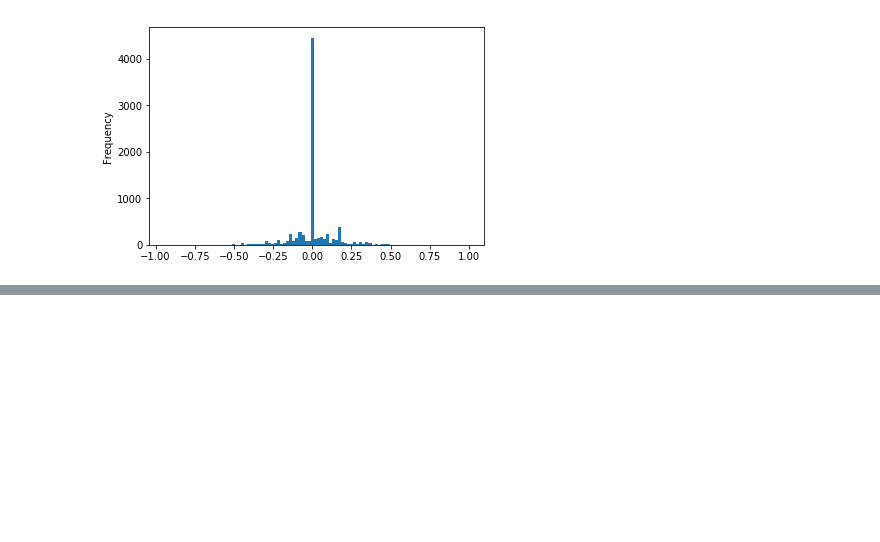
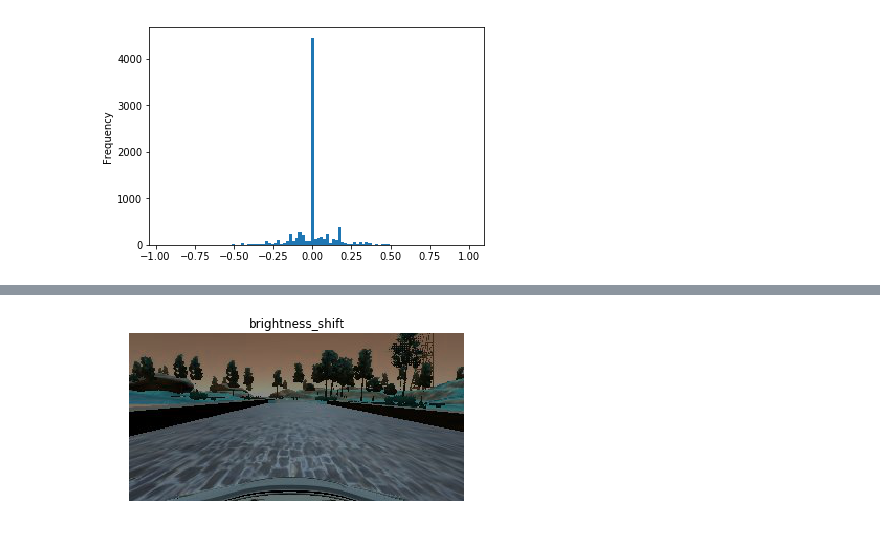
Before and after one commit to kaiulrich/kulrich_CarND-Behavioral-Cloning-P3, a Jupyter notebook: CarND-Behavioral-Cloning-P3.ipynb, the cells around one changed output, grey strips where cells are left out. Cells and saved outputs as stored; diff of their text form; code cells hidden in the pictures; blank space fills up the shorter version.

```diff
--- a/CarND-Behavioral-Cloning-P3.ipynb
+++ b/CarND-Behavioral-Cloning-P3.ipynb
@@ -99,0 +134,17 @@ showImage(image, 'fliped ')
+# %%
+def brightness_shift(img, bright_value=None):
+    img = cv2.cvtColor(img, cv2.COLOR_RGB2HSV)
+
+    if bright_value:
+        img[:,:,2] += bright_value
+    else:
+        random_bright = .25 + np.random.uniform()
+        img[:,:,2] = img[:,:,2] * random_bright
+
+    img = cv2.cvtColor(img, cv2.COLOR_HSV2RGB)
+    return img
+
+brightness_shift = brightness_shift(image)
+showImage(brightness_shift, 'brightness_shift')
+# %% [output]
+[figure, added]
```
Also changed, not shown: parts of 17 cells of this notebook, 2 other files.
